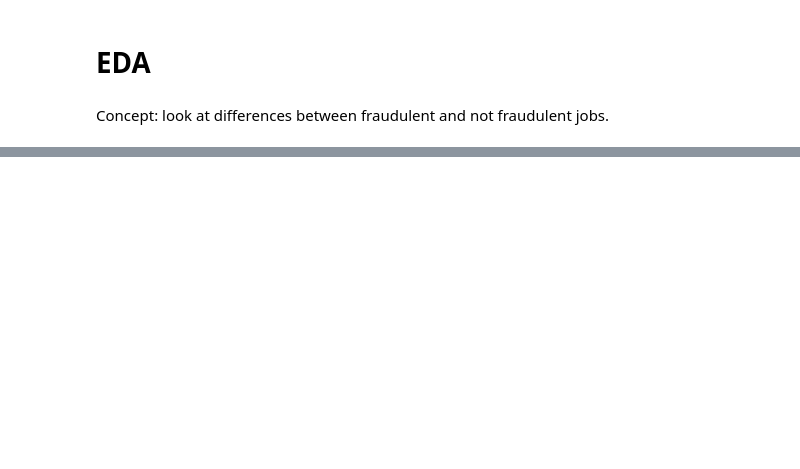
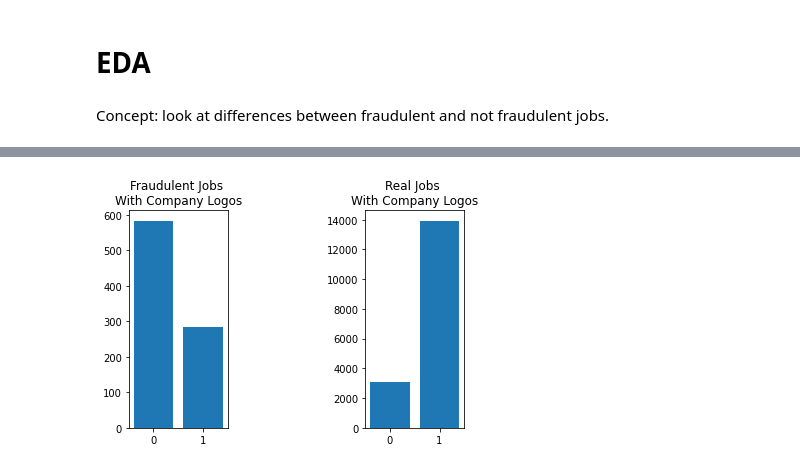
Before and after one commit to karriechou/hacktheglobe_2023, a Jupyter notebook: team17_fake_jobs_model.ipynb, the cells around one changed output, grey strips where cells are left out. Saved outputs shown, nothing was run; the diff lists cells and outputs as text; code cells hidden in the pictures; blank space fills up the shorter version.

```diff
--- a/team17_fake_jobs_model.ipynb
+++ b/team17_fake_jobs_model.ipynb
@@ -105,0 +123,14 @@ not_fraudulent_jobs = jobs[(jobs["fraudulent"] == 0)]
+# %%
+plt.subplot(1, 3, 1)
+plt.bar(x = fraudulent_jobs["has_company_logo"].value_counts().index.tolist(), height = fraudulent_jobs["has_company_logo"].value_counts())
+plt.xticks(np.arange(min(fraudulent_jobs["has_company_logo"].value_counts().index.tolist()), max(fraudulent_jobs["has_company_logo"].value_counts().index.tolist())+1, 1.0))
+plt.title("Fraudulent Jobs \nWith Company Logos")
+
+plt.subplot(1, 3, 3)
+fig2 = plt.bar(x = not_fraudulent_jobs["has_company_logo"].value_counts().index.tolist(), height = not_fraudulent_jobs["has_company_logo"].value_counts())
+plt.xticks(np.arange(min(not_fraudulent_jobs["has_company_logo"].value_counts().index.tolist()), max(not_fraudulent_jobs["has_company_logo"].value_counts().index.tolist())+1, 1.0))
+plt.title("Real Jobs \nWith Company Logos")
+
+plt.show()
+# %% [output]
+[figure, added]
```
Also changed, not shown: parts of 10 cells of this notebook.
